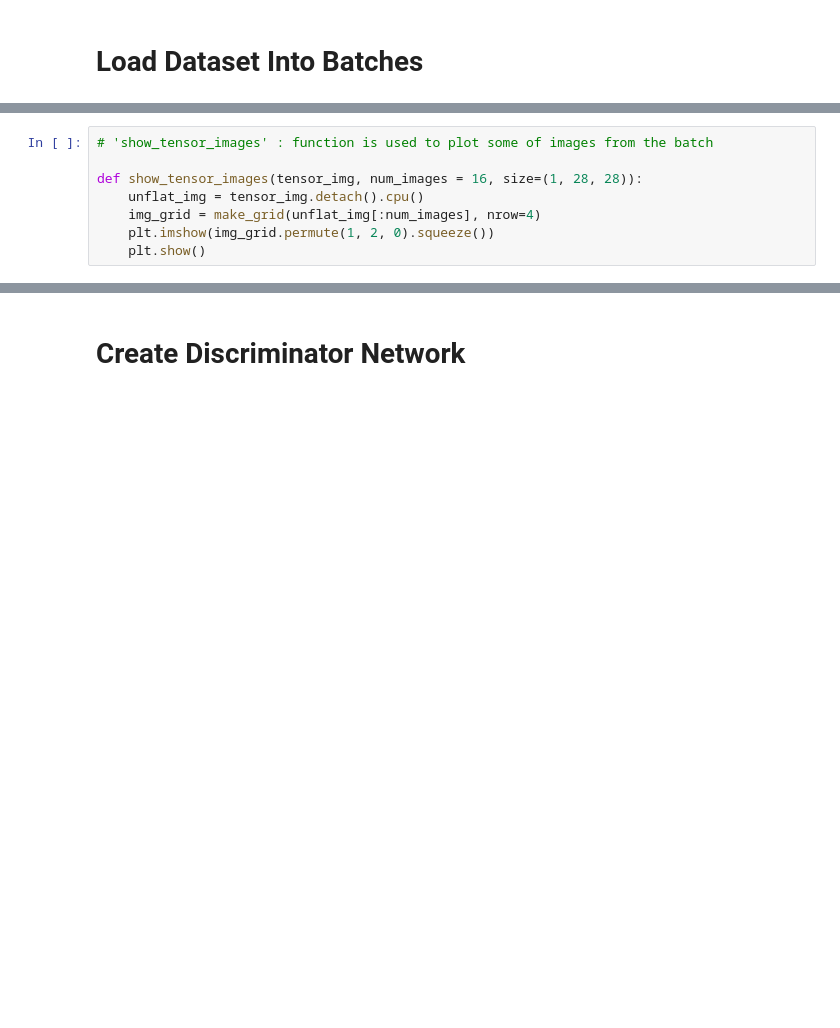
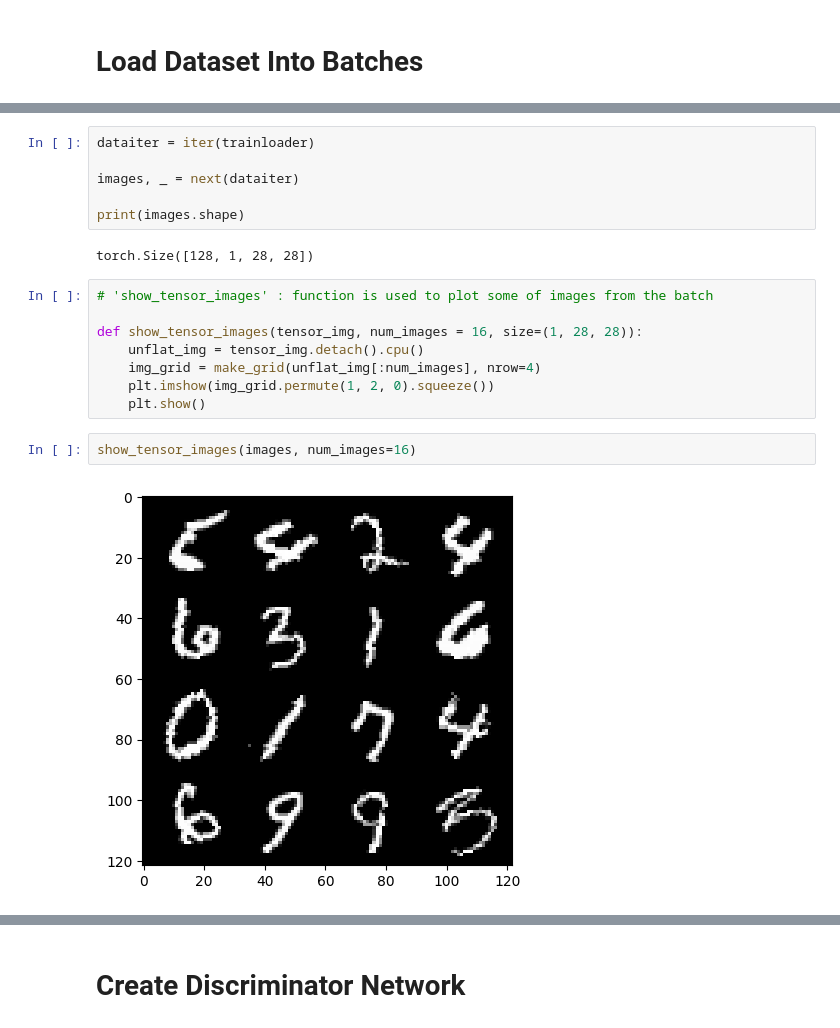
Before and after one commit to AlexandraMikheeva/Generative-Adversarial-Network, a Jupyter notebook: Build_a_Generative_Adversarial_Network_.ipynb, the cells around one changed output, grey strips where cells are left out. Drawn from its saved outputs; the diff is of its cells as text; blank space fills up the shorter version.

```diff
--- a/Build_a_Generative_Adversarial_Network_.ipynb
+++ b/Build_a_Generative_Adversarial_Network_.ipynb
@@ -43,3 +86,11 @@ train_augs = T.Compose([
+# %%
+dataiter = iter(trainloader)
+
+images, _ = next(dataiter)
+
+print(images.shape)
+# %% [output]
+torch.Size([128, 1, 28, 28])
 # %%
 # 'show_tensor_images' : function is used to plot some of images from the batch
 
@@ -48,3 +99,7 @@ def show_tensor_images(tensor_img, num_images = 16, size=(1, 28, 28)):
     img_grid = make_grid(unflat_img[:num_images], nrow=4)
     plt.imshow(img_grid.permute(1, 2, 0).squeeze())
     plt.show()
+# %%
+show_tensor_images(images, num_images=16)
+# %% [output]
+[figure, added]
```
Also changed, not shown: parts of 8 cells of this notebook.
